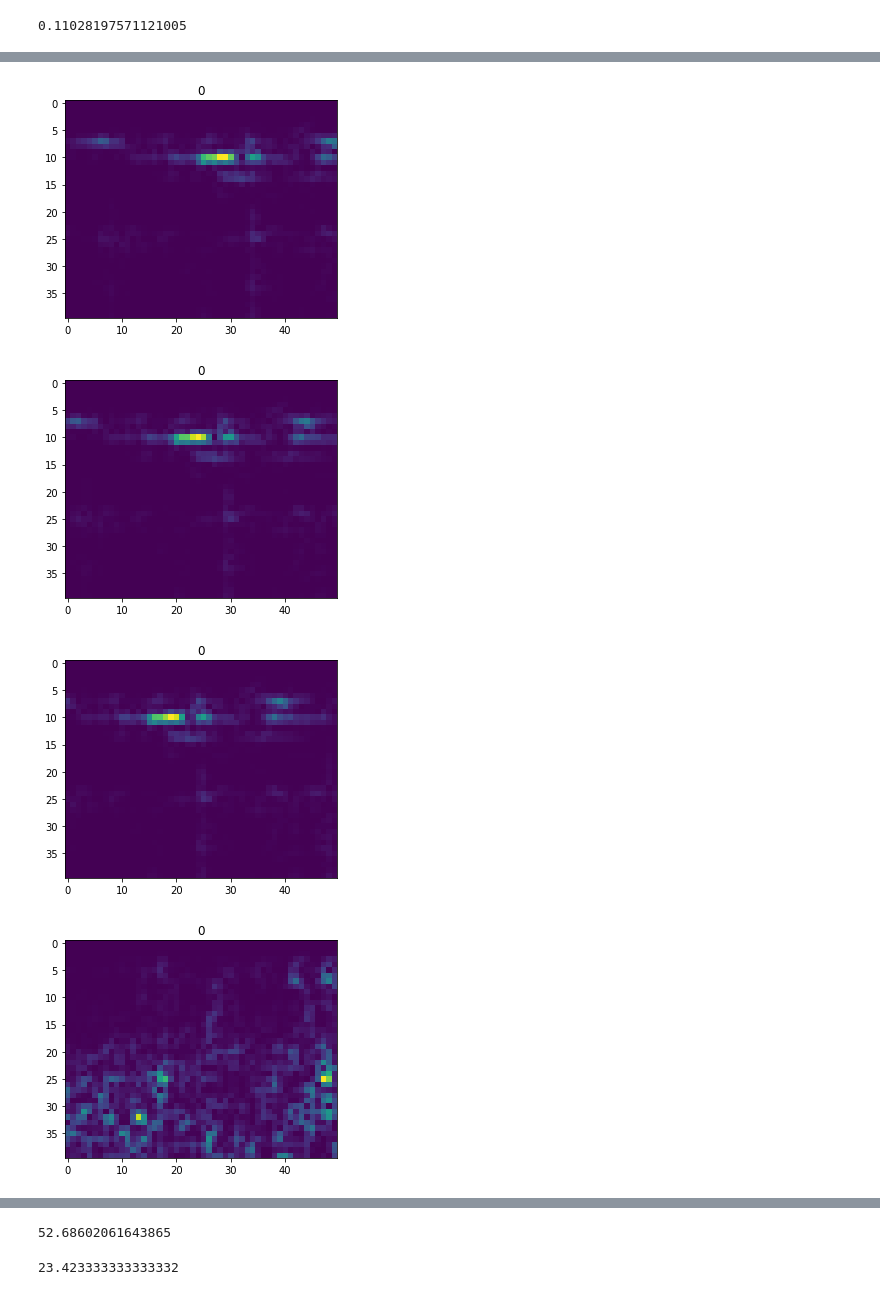
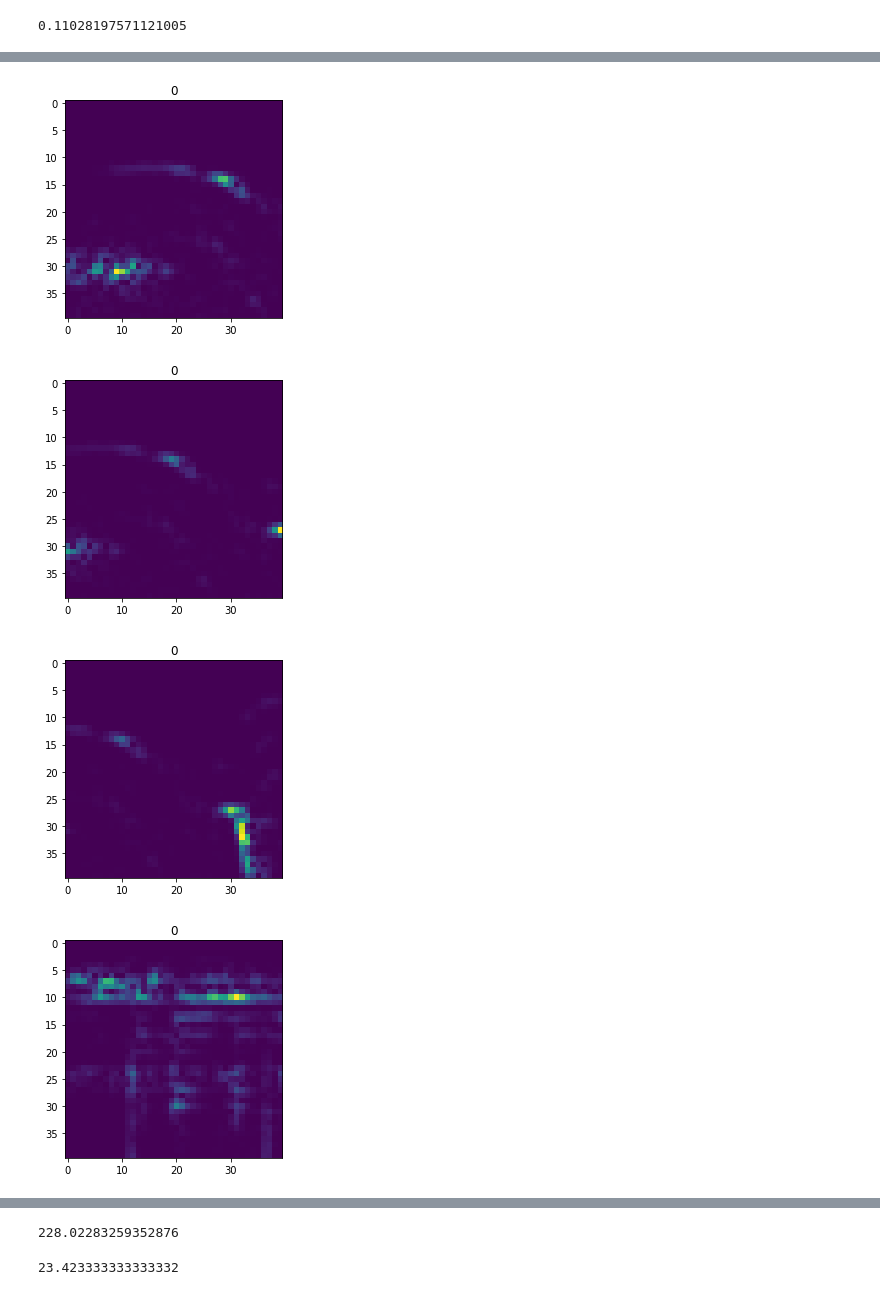
Before and after one commit to JorgeRodri/WhaleClassification, a Jupyter notebook: nn_read_audio_train_nn.ipynb, the cells around one changed output, grey strips where cells are left out. Drawn from its saved outputs; the diff is of its cells as text; code cells hidden in the pictures.

```diff
--- a/nn_read_audio_train_nn.ipynb
+++ b/nn_read_audio_train_nn.ipynb
@@ -31,7 +31,7 @@ audiofiles = [os.path.join(train_path, f) for f in listdir(train_path) if isfile
 audiofiles_redux = [os.path.join(redux_train_path, f)
                     for f in listdir(redux_train_path) if isfile(join(redux_train_path, f))]
 
-limitator = 5000
+limitator = None
 # %%
 np.array([int(clip_name[-5]) for clip_name in audiofiles_redux]).sum()/len(audiofiles_redux)
 # %% [output]
@@ -40,7 +40,8 @@ np.array([int(clip_name[-5]) for clip_name in audiofiles_redux]).sum()/len(audio
 labels_dict = get_labels(labels_path)
 
 seconds_in_sound = 1.7
-p_cut = 1.7/2
+p_cut = seconds_in_sound/2
+top_hz = -1
 
 # Get a random permutation to remove ordering bias
 np.random.shuffle(audiofiles)
@@ -53,13 +54,13 @@ print('Generating train and test split')
 X_train_path, X_test_path = train_test_split(X_path, test_size=0.3)
 
 print('Getting test spectrograms')
-X_test, Y_test = get_spects(X_test_path, labels_dict, p=p_cut)
+X_test, Y_test = get_spects(X_test_path, labels_dict, p=p_cut, top_hz=top_hz)
 
 # print('Getting test spectrograms')
 # X_train, Y_train = get_spects(X_train_path, labels_dict)
 
 print('Getting train spectrograms + enhancement')
-X_train, Y_train = get_spects_enhanced(X_train_path, labels_dict, p=p_cut)
+X_train, Y_train = get_spects_enhanced(X_train_path, labels_dict, p=p_cut, top_hz=top_hz)
 
 print('Getting even more data adding noise to whale calls')
 X_enhanced, Y_enhanced = enhance_with_noise(X_train, Y_train)
@@ -100,18 +101,18 @@ for i in range(X_train.shape[0]):
 # %%
 def f(x):
-    return x
+    return np.log(x)
 
 for i in range(X_train.shape[0]):
     n_index = i
     X_train_t = np.array(list(map(f, X_train)))
     plt.imshow(X_train_t[n_index])
     plt.title(Y_train[n_index])
     plt.show()
     if i > 4:
         print(X_train_t[n_index].mean())
         break
 # %% [output]
-[figure, old version]
+[figure, new version]
-[figure, old version]
+[figure, new version]
-[figure, old version]
+[figure, new version]
-[figure, old version]
+[figure, new version]
@@ -120,4 +121,4 @@ for i in range(X_train.shape[0]):
-52.68602061643865
+228.02283259352876
 # %%
 sum(list(map(int, list(labels_dict.values())[1:]))) / len(list(map(int, list(labels_dict.values())[1:]))) * 100
 # %% [output]
```
Also changed, not shown: parts of 16 cells of this notebook, 1 other file.
